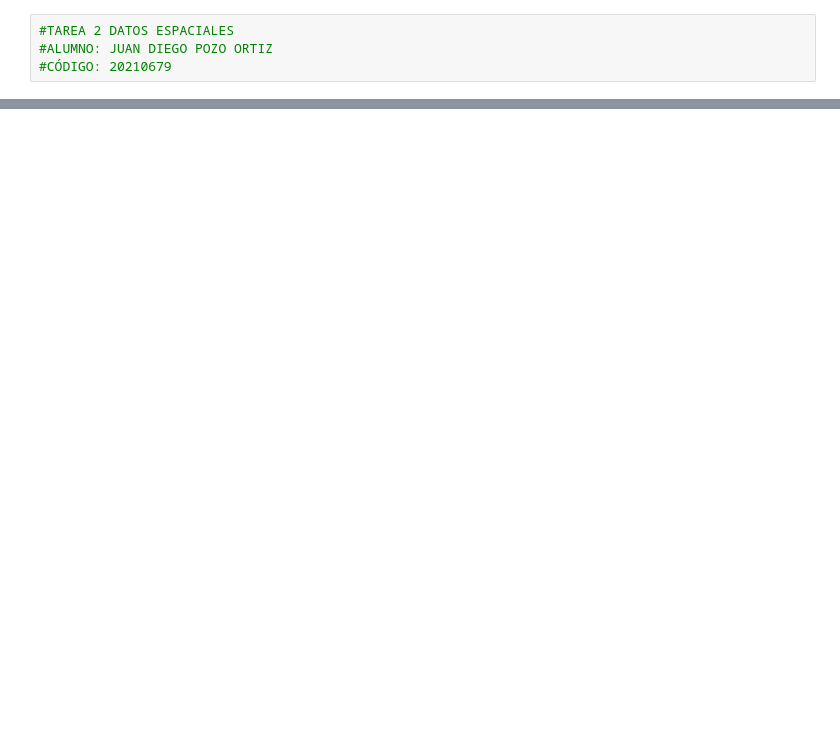
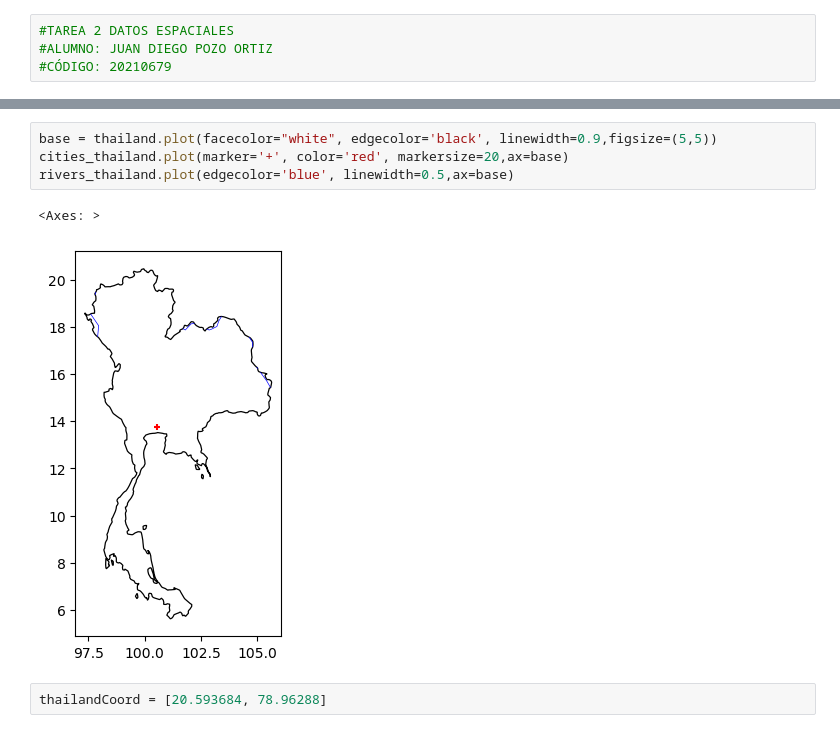
Before and after one commit to juandiegopozo-10/simpleplot, a Jupyter notebook: tarea_2_datosespaciales.ipynb, the cells around one changed output, grey strips where cells are left out. Saved outputs shown, nothing was run; the diff lists cells and outputs as text; blank space fills up the shorter version.

```diff
--- a/tarea_2_datosespaciales.ipynb
+++ b/tarea_2_datosespaciales.ipynb
@@ -10,0 +66,9 @@ DriverError: maps\World_Countries\World_Countries.shp: No such file or directory
+# %%
+base = thailand.plot(facecolor="white", edgecolor='black', linewidth=0.9,figsize=(5,5))
+cities_thailand.plot(marker='+', color='red', markersize=20,ax=base)
+rivers_thailand.plot(edgecolor='blue', linewidth=0.5,ax=base)
+# %% [output]
+<Axes: >
+[figure, added]
+# %%
+thailandCoord = [20.593684, 78.96288]
```
Also changed, not shown: parts of 22 cells of this notebook.
